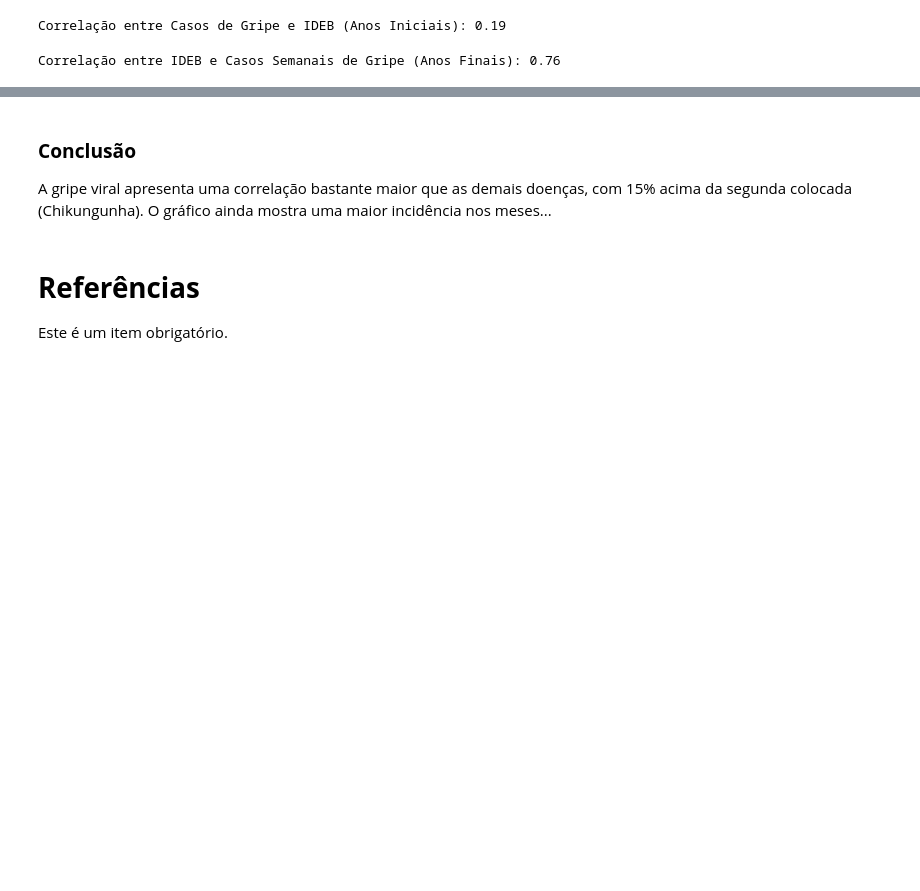
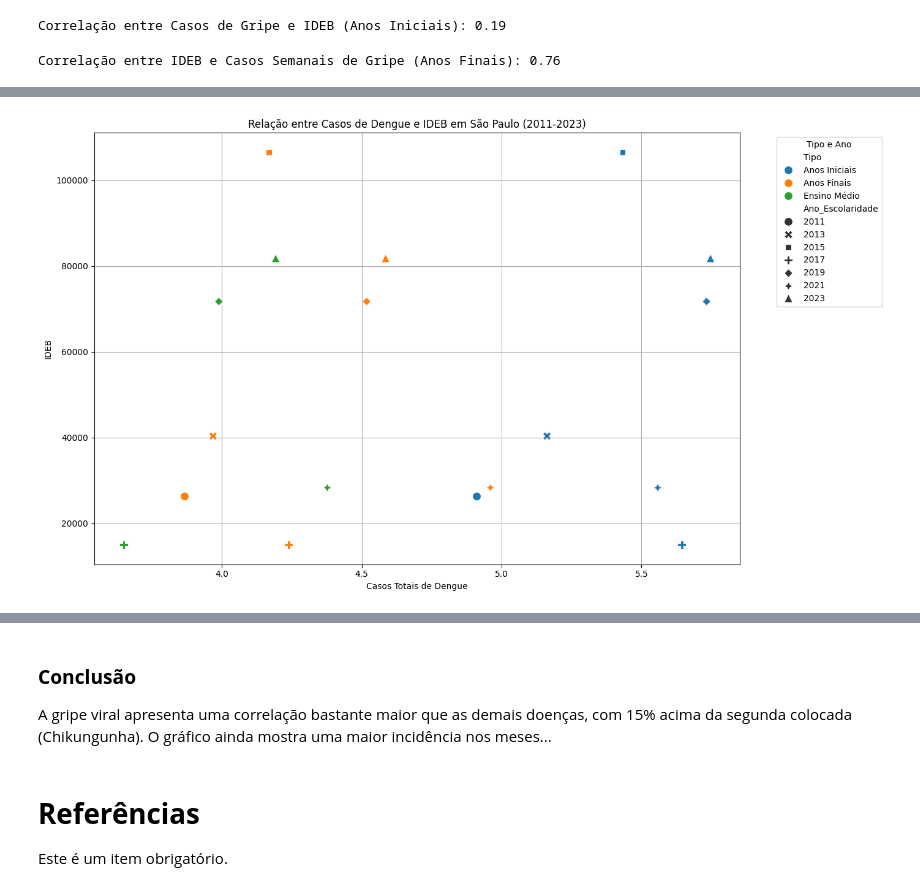
Before and after one commit to cesarfkb/trabalho-CD-semestral, a Jupyter notebook: Projeto_S1_CD.ipynb, the cells around one changed output, grey strips where cells are left out. Saved outputs shown, nothing was run; the diff lists cells and outputs as text; code cells hidden in the pictures; blank space fills up the shorter version.

Commit message:
correlacao entre dengue e ideb

```diff
--- a/Projeto_S1_CD.ipynb
+++ b/Projeto_S1_CD.ipynb
@@ -502,0 +521,7 @@ Correlação entre IDEB e Casos Semanais de Gripe (Anos Finais): 0.76
+# %%
+# Pegar apenas os casos e população
+df_dengue_casos['São Paulo'] = df_dengue_casos['São Paulo'][['casos']]
+
+# Resample anual para dengue
+df_dengue_casos['São Paulo'] = df_dengue_casos['São Paulo'].resample('YE').sum()
+df_dengue_casos['São Paulo'].head()
@@ -502,0 +545,11 @@ Correlação entre IDEB e Casos Semanais de Gripe (Anos Finais): 0.76
+# %%
+# Criar um dataframe com o numero total de dengue para o estado de SP
+df_dengue_sp = pd.DataFrame()
+for cidade in nome_cidades:
+    df_dengue_sp[cidade] = df_dengue_casos[cidade]['casos']
+
+# Calcular a soma dos casos de dengue para cada ano
+df_dengue_sp['Total_Casos'] = df_dengue_sp.sum(axis=1)
+df_dengue_sp.index = df_dengue_sp.index.year
+df_dengue_sp = df_dengue_sp[['Total_Casos']]
+df_dengue_sp.head()
@@ -502,0 +563,47 @@ Correlação entre IDEB e Casos Semanais de Gripe (Anos Finais): 0.76
+# %%
+df_merge_dengue_escolaridade_ai = pd.merge(
+    df_escolaridade_ai_agg,
+    df_dengue_sp,
+    left_on='Ano_Escolaridade',
+    right_index=True
+)
+
+df_merge_dengue_escolaridade_af = pd.merge(
+    df_escolaridade_af_agg,
+    df_dengue_sp,
+    left_on='Ano_Escolaridade',
+    right_index=True
+)
+
+df_merge_dengue_escolaridade_em = pd.merge(
+    df_escolaridade_em_agg,
+    df_dengue_sp,
+    left_on='Ano_Escolaridade',
+    right_index=True
+)
+
+df_merge_dengue_escolaridade_ai['Tipo'] = 'Anos Iniciais'
+df_merge_dengue_escolaridade_af['Tipo'] = 'Anos Finais'
+df_merge_dengue_escolaridade_em['Tipo'] = 'Ensino Médio'
+
+df_merge_dengue_total = pd.concat([df_merge_dengue_escolaridade_ai, df_merge_dengue_escolaridade_af], ignore_index=True)
+df_merge_dengue_total = pd.concat([df_merge_dengue_total, df_merge_dengue_escolaridade_em], ignore_index=True)
+
+plt.figure(figsize=(14, 8))
+sns.scatterplot(
+    data=df_merge_dengue_total,
+    x='IDEB',
+    y='Total_Casos',
+    hue='Tipo',
+    style='Ano_Escolaridade',
+    s=100
+)
+plt.title('Relação entre Casos de Dengue e IDEB em São Paulo (2011-2023)')
+plt.xlabel('Casos Totais de Dengue')
+plt.ylabel('IDEB')
+plt.legend(title='Tipo e Ano', bbox_to_anchor=(1.05, 1), loc='upper left')
+plt.grid(True)
+plt.tight_layout()
+plt.show()
+# %% [output]
+[figure, added]
```
Also changed, not shown: parts of 8 cells of this notebook.
